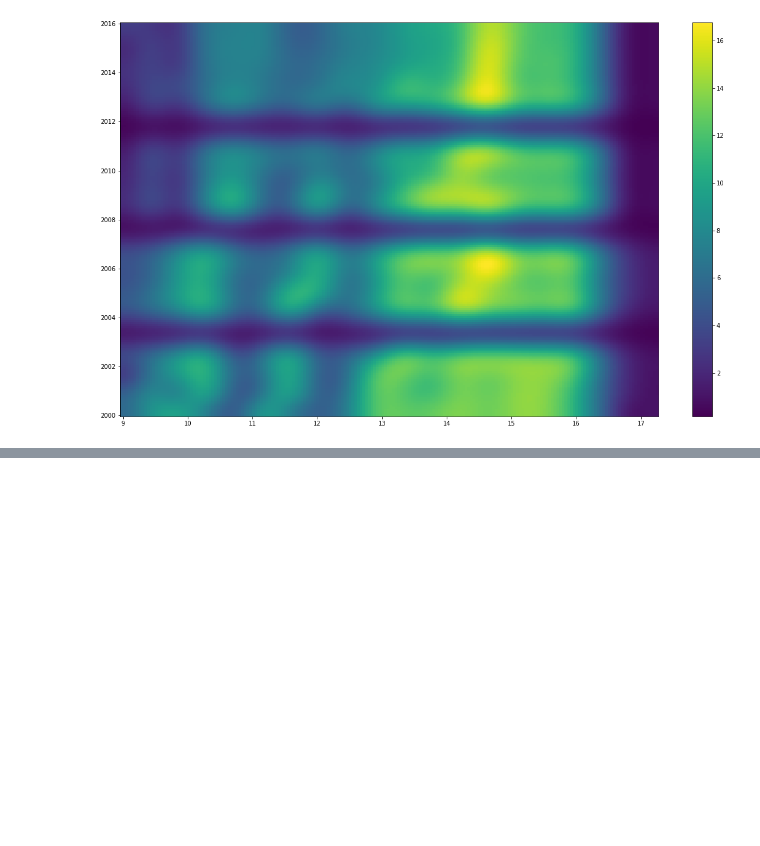
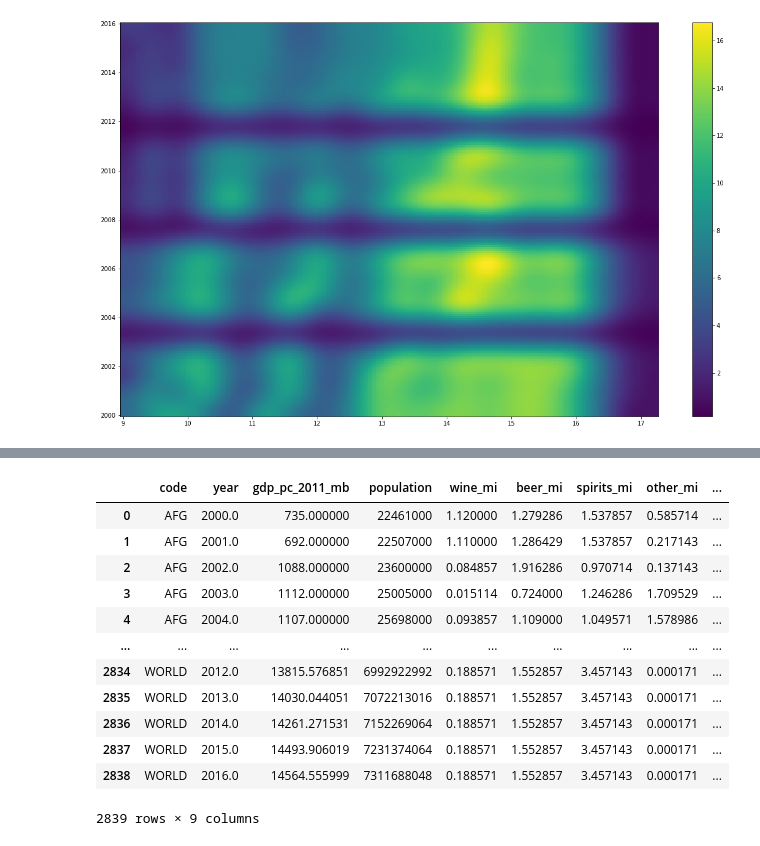
Before and after one commit to evanamay/CMSC320-Final-Project, a Jupyter notebook: tutorial.ipynb, the cells around one changed output, grey strips where cells are left out. Saved outputs shown, nothing was run; the diff lists cells and outputs as text; code cells hidden in the pictures; blank space fills up the shorter version.

```diff
--- a/tutorial.ipynb
+++ b/tutorial.ipynb
@@ -1015,0 +1078,61 @@ plt.show()
+# %%
+consumption_imputer_na = filled_df.fillna(-1)
+
+def fillField(field):
+
+  X = consumption_imputer[consumption_imputer[field] >= 0][['year','gdp_pc_2011_mb','population']]
+  Y = consumption_imputer[consumption_imputer[field] >= 0][field]
+  x_train, x_test, y_train, y_test = train_test_split(X,Y,train_size=0.7)
+
+  ideal_k = min(accuracy, key=accuracy.get) #this k value produced the least amount of error so we will use it!
+  knn = KNeighborsRegressor(n_neighbors=ideal_k)
+  model = knn.fit(x_train, y_train) #we now have the actual interpolation model that we wish to use
+
+
+
+  cond = (consumption_imputer_na[field] == -1)
+  x_operate = consumption_imputer_na[cond][['year','gdp_pc_2011_mb','population']]
+  x_operate
+  mystery_vals = model.predict(x_operate)
+
+  ##print(x_operate)
+  # print(mystery_vals)
+
+  index_map = []
+  j = 0
+  for i, x in x_operate.iterrows():
+    index_map.append(i)
+    j = j + 1
+
+  ##consumption_imputer_na.iloc[index_map]['wine_mi'] = mystery_vals##.replace(to_replace=-1,value=mystery_vals)
+  ##consumption_imputer_na.merge(right= mystery_vals, left_index= True, right_index= True)
+  ##consumption_imputer_na.iloc[index_map]["wine_mi"] = index_map
+  consumption_imputer_na.iloc[index_map, consumption_imputer_na.columns.get_loc(field)] = mystery_vals
+  consumption_imputer_na.iloc[index_map]
+
+#runs through all different fields
+consumption_imputer_na['total_consumption'] = 0
+for field in fields_to_fill:
+  fillField(field)
+  consumption_imputer_na['total_consumption'] = consumption_imputer_na['total_consumption'] + consumption_imputer_na[field]
+
+
+consumption_imputer_na['code'] = le.inverse_transform(consumption_imputer_na['code'])
+# consumption_imputer_na['total_consumption'] = consumption_imputer_na[]
+# consumption_imputer.rename(columns={'gdp_pc_2011_mb': 'gdp'})
+data_analysis = consumption_imputer_na
+data_analysis
+# %% [output]
+|  | code | year | gdp_pc_2011_mb | population | wine_mi | beer_mi | spirits_mi | other_mi | ... |
+| 0 | AFG | 2000.0 | 735.000000 | 22461000 | 1.120000 | 1.279286 | 1.537857 | 0.585714 | ... |
+| 1 | AFG | 2001.0 | 692.000000 | 22507000 | 1.110000 | 1.286429 | 1.537857 | 0.217143 | ... |
+| 2 | AFG | 2002.0 | 1088.000000 | 23600000 | 0.084857 | 1.916286 | 0.970714 | 0.137143 | ... |
+| 3 | AFG | 2003.0 | 1112.000000 | 25005000 | 0.015114 | 0.724000 | 1.246286 | 1.709529 | ... |
+| 4 | AFG | 2004.0 | 1107.000000 | 25698000 | 0.093857 | 1.109000 | 1.049571 | 1.578986 | ... |
+| ... | ... | ... | ... | ... | ... | ... | ... | ... | ... |
+| 2834 | WORLD | 2012.0 | 13815.576851 | 6992922992 | 0.188571 | 1.552857 | 3.457143 | 0.000171 | ... |
+| 2835 | WORLD | 2013.0 | 14030.044051 | 7072213016 | 0.188571 | 1.552857 | 3.457143 | 0.000171 | ... |
+| 2836 | WORLD | 2014.0 | 14261.271531 | 7152269064 | 0.188571 | 1.552857 | 3.457143 | 0.000171 | ... |
+| 2837 | WORLD | 2015.0 | 14493.906019 | 7231374064 | 0.188571 | 1.552857 | 3.457143 | 0.000171 | ... |
+| 2838 | WORLD | 2016.0 | 14564.555999 | 7311688048 | 0.188571 | 1.552857 | 3.457143 | 0.000171 | ... |
+2839 rows × 9 columns
```
Also changed, not shown: parts of 16 cells of this notebook.
